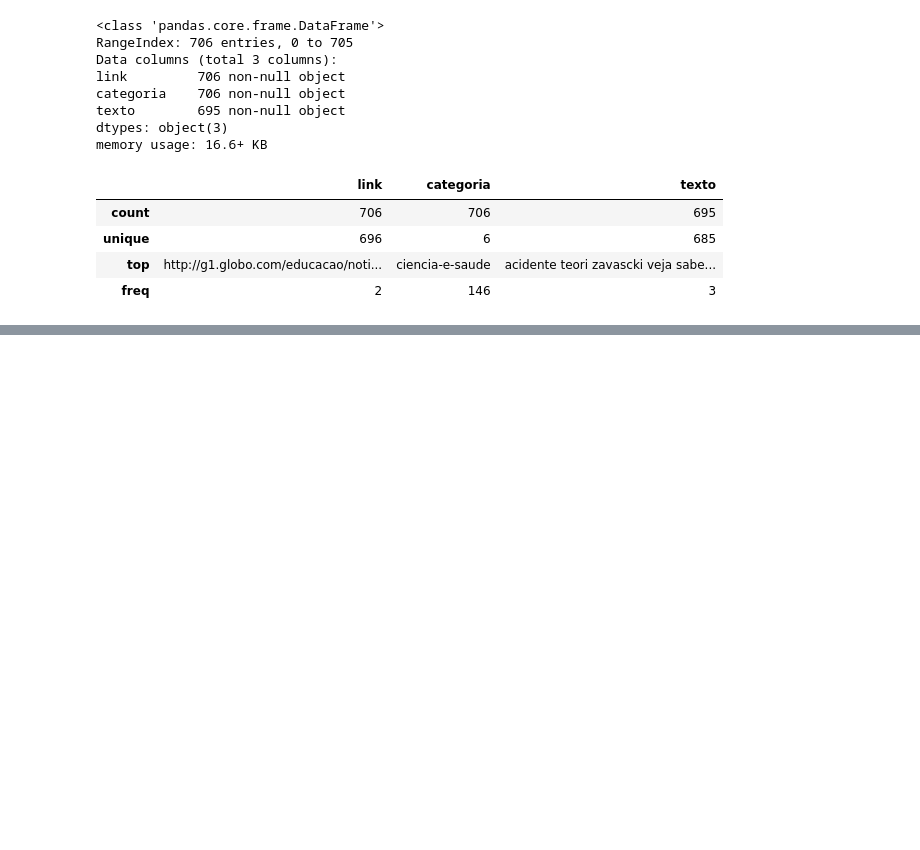
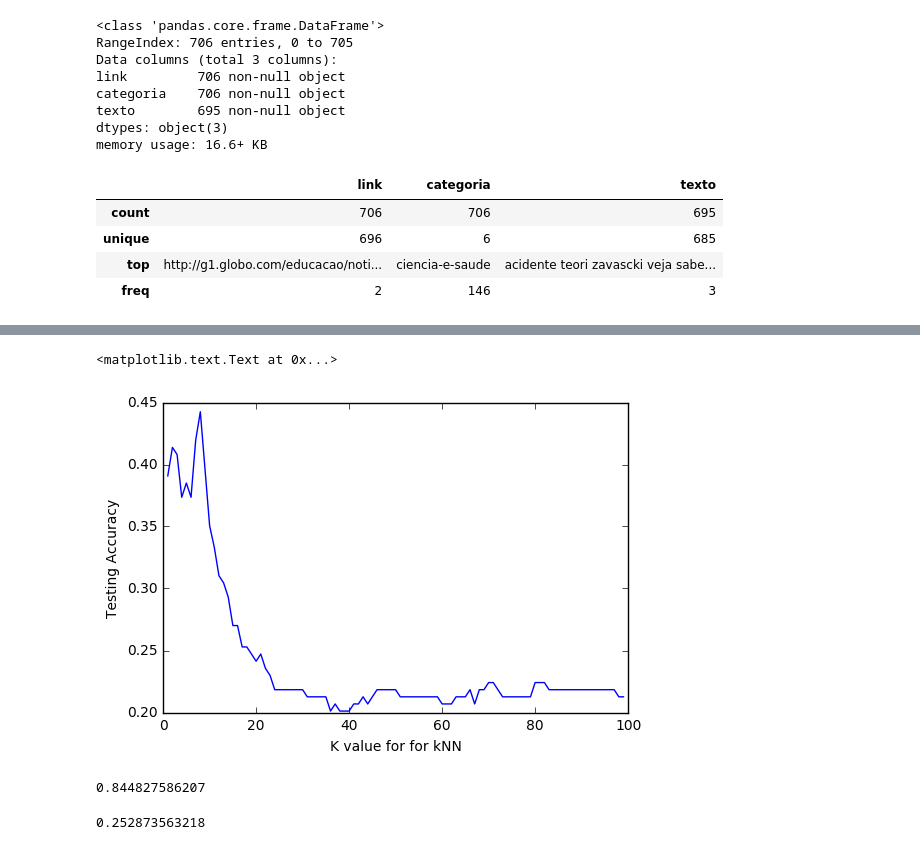
Before and after one commit to rafaelnovello/Data-Analysis, a Jupyter notebook: Bag Words.ipynb, the cells around one changed output, grey strips where cells are left out. Saved outputs shown, nothing was run; the diff lists cells and outputs as text; code cells hidden in the pictures; blank space fills up the shorter version.

```diff
--- a/Bag Words.ipynb
+++ b/Bag Words.ipynb
@@ -77,0 +124,11 @@ predict(url)
+# %%
+accuracy = []
+for n in range(1, 100):
+    do_knn(n, accuracy)
+# %%
+plt.plot(range(1, 100), accuracy)
+plt.xlabel('K value for for kNN')
+plt.ylabel('Testing Accuracy')
+# %% [output]
+<matplotlib.text.Text at 0x...>
+[figure, added]
@@ -77,0 +137,16 @@ predict(url)
+# %%
+from sklearn.naive_bayes import MultinomialNB
+
+def do_nb():
+    model = MultinomialNB()
+    vect = CountVectorizer(analyzer = "word", tokenizer = None, preprocessor = None, stop_words = None)
+    pipe = Pipeline([('vect', vect), ('nb', model)])
+
+    pipe.fit(X_train, Y_train)
+    Y_pred = pipe.predict(X_test)
+    acc = metrics.accuracy_score(Y_test,Y_pred)
+    print acc
+
+do_nb()
+# %% [output]
+0.844827586207
@@ -77,0 +167,4 @@ predict(url)
+# %%
+do_svc()
+# %% [output]
+0.252873563218
```
Also changed, not shown: parts of 23 cells of this notebook, 1 other file.
